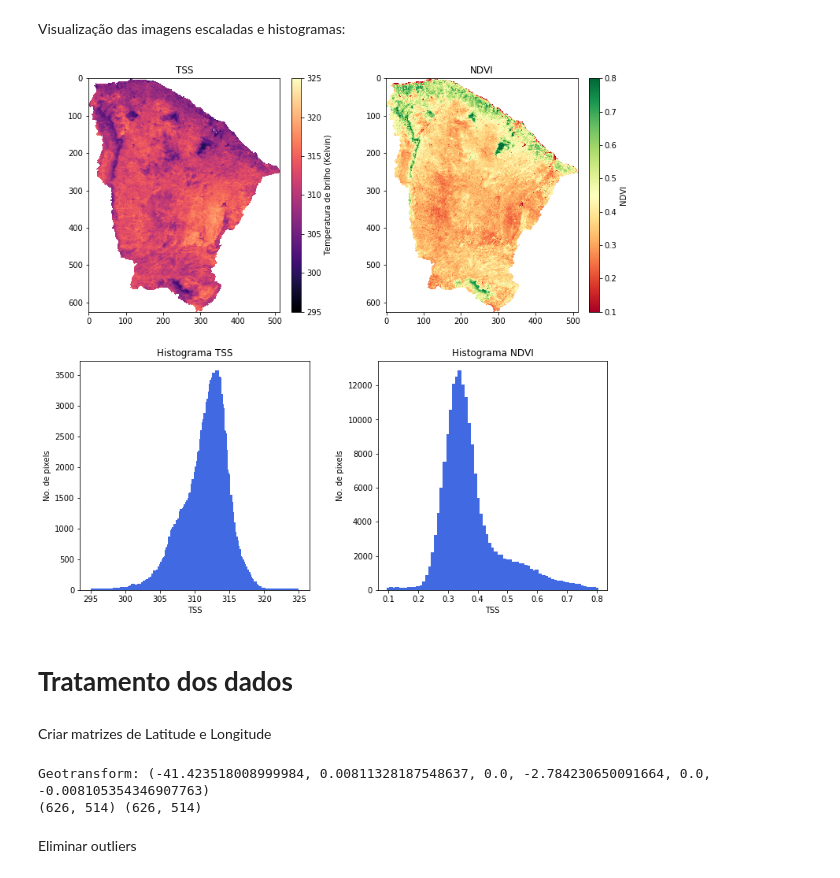
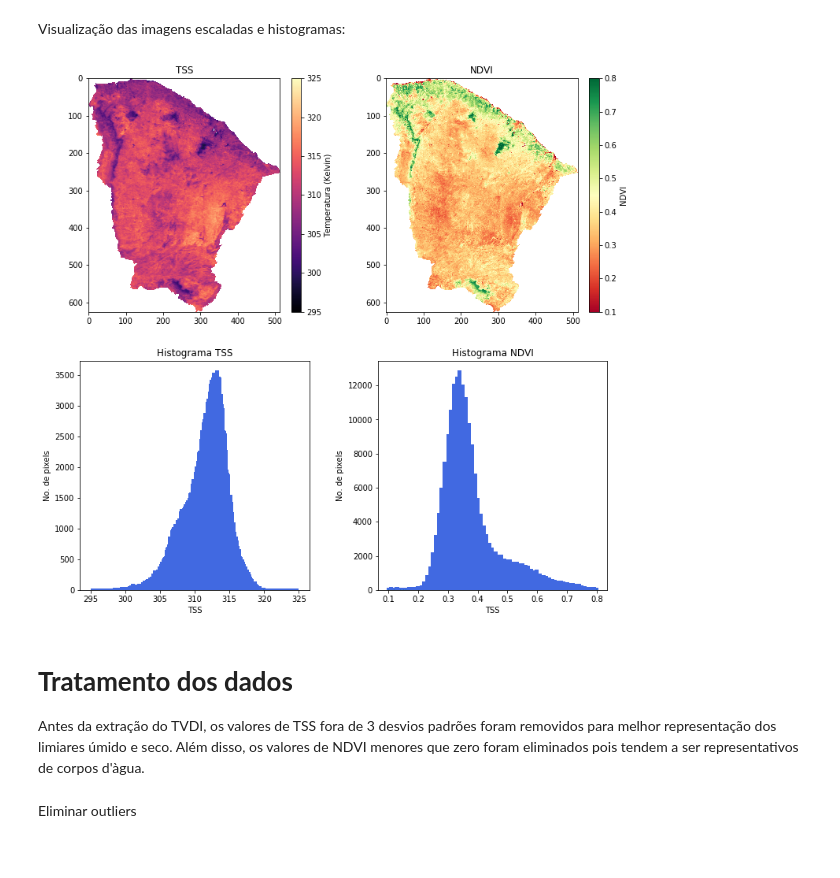
Before and after one commit to dxbezerra/TVDI, a Jupyter notebook: TVDI_projeto_V1.ipynb, the cells around one changed output. Saved outputs shown, nothing was run; the diff lists cells and outputs as text; code cells hidden in the pictures.

```diff
--- a/TVDI_projeto_V1.ipynb
+++ b/TVDI_projeto_V1.ipynb
@@ -302,51 +303,38 @@ img1 = ax1.imshow(TSS, cmap='magma', vmin=295, vmax=325)
 ax1.set_title("TSS")
 divider = make_axes_locatable(ax1)
 cax1 = divider.append_axes("right", size="5%", pad=0.2)
 cbar = fig.colorbar(img1, cax=cax1)
-cbar.set_label("Temperatura de brilho (Kelvin)")
+cbar.set_label("Temperatura (Kelvin)")
 
 # Subplot NDVI
 img2 = ax2.imshow(NDVI, cmap='RdYlGn', vmin=0.1, vmax=0.8)
 ax2.set_title("NDVI")
 divider = make_axes_locatable(ax2)
 cax2 = divider.append_axes("right", size="5%", pad=0.2)
 cbar = fig.colorbar(img2, cax=cax2)
 cbar.set_label("NDVI")
 
 # Subplot Histograma TSS
 img3 = ax3.hist(TSS.ravel(), bins=256, range=(295, 325), lw=4, ec='royalblue')
 ax3.set_aspect(1./ax3.get_data_ratio())
 ax3.set_title("Histograma TSS")
 ax3.set_xlabel('TSS')
 ax3.set_ylabel('No. de pixels')
 
 # Subplot Histograma NDVI
 img4 = ax4.hist(NDVI.ravel(), bins=256, range=(0.1, 0.8), lw=4, ec='royalblue')
 ax4.set_aspect(1./ax4.get_data_ratio())
 ax4.set_title("Histograma NDVI")
 ax4.set_xlabel('TSS')
 ax4.set_ylabel('No. de pixels')
 
 # Remover bordas da figura
 fig.show()
 # %% [output]
-[figure, old version]
+[figure, new version]
-# %% [markdown]
-# **Tratamento dos dados**
-# %% [markdown]
-Criar matrizes de Latitude e Longitude
-# %%
-print("Geotransform:", gt)
-
-# lat lon arrays
-x = np.linspace(gt[0], gt[0] + gt[1] * NDVI.shape[1], NDVI.shape[1])
-y = np.linspace(gt[3], gt[3] + gt[5] * NDVI.shape[0], NDVI.shape[0])
-
-xx, yy = np.meshgrid(x, y)
-print(xx.shape, yy.shape)
-# %% [output]
-Geotransform: (-41.423518008999984, 0.00811328187548637, 0.0, -2.784230650091664, 0.0, -0.008105354346907763)
-(626, 514) (626, 514)
+# %% [markdown]
+# **Tratamento dos dados**
+Antes da extração do TVDI, os valores de TSS fora de 3 desvios padrões foram removidos para melhor representação dos limiares úmido e seco. Além disso, os valores de NDVI menores que zero foram eliminados pois tendem a ser representativos de corpos d'àgua.
 # %% [markdown]
 Eliminar outliers
 # %%
```
Also changed, not shown: parts of 21 cells of this notebook.
